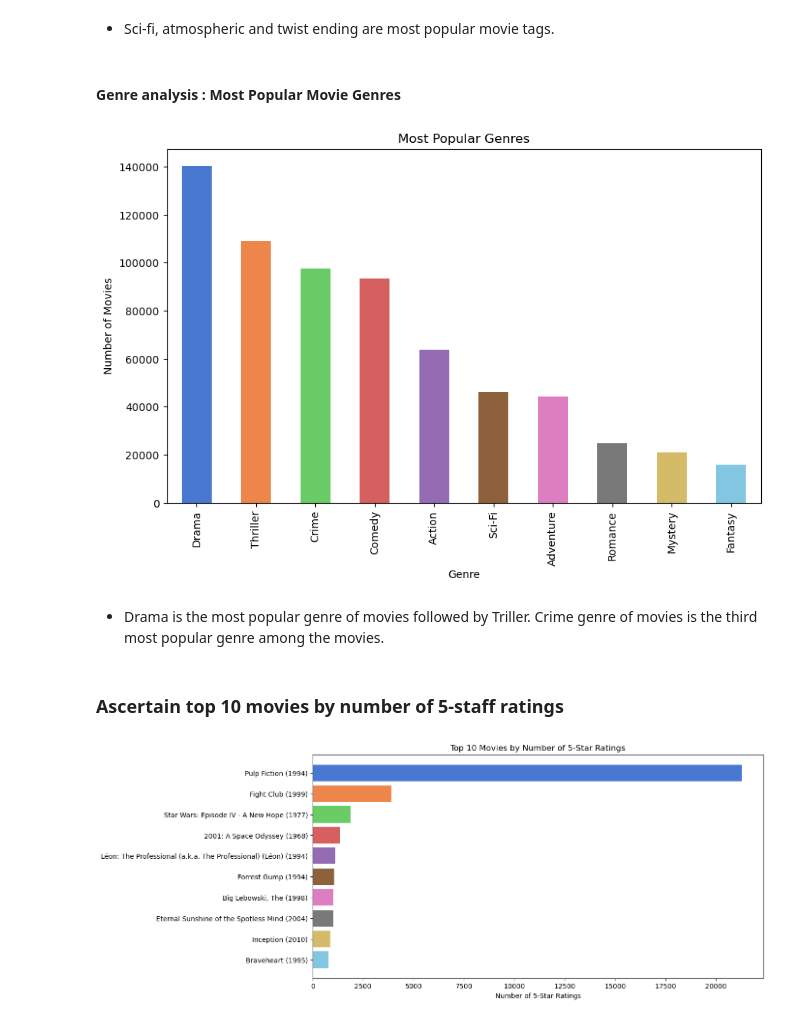
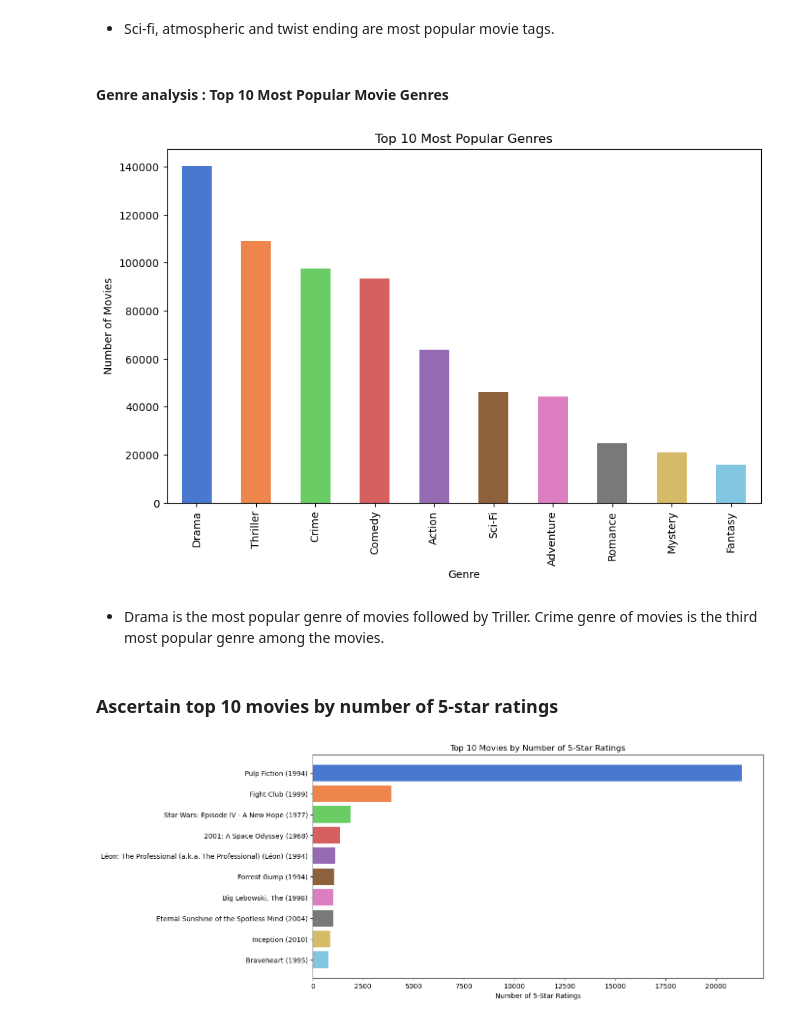
Before and after one commit to gkipkirui1/DSF-PT08P4-Movie_Recommendation-Project_GKC, a Jupyter notebook: Index.ipynb, the cells around one changed output. Cells and saved outputs as stored; diff of their text form; code cells hidden in the pictures.

```diff
--- a/Index.ipynb
+++ b/Index.ipynb
@@ -342,28 +350,28 @@ plt.show()
 # %% [markdown]
 * Sci-fi, atmospheric and twist ending are most popular movie tags.
 # %% [markdown]
-#### Genre analysis : Most Popular Movie Genres
+#### Genre analysis : Top 10 Most Popular Movie Genres
 # %%
 # Splitting genres
 df_final_clean.loc[:, 'genres'] = df_final_clean['genres'].str.split('|')
 most_popular_genres = df_final_clean.explode('genres')['genres'].value_counts().head(10)
 
 # Define colormap
 colors = sns.color_palette("muted", len(most_popular_genres))
 
 # Plotting the most popular genres
 plt.figure(figsize=(10, 6))
 most_popular_genres.plot(kind='bar', color=colors)
 plt.xlabel('Genre')
 plt.ylabel('Number of Movies')
-plt.title('Most Popular Genres')
+plt.title('Top 10 Most Popular Genres')
 plt.show()
 # %% [output]
-[figure, old version]
+[figure, new version]
 # %% [markdown]
 * Drama is the most popular genre of movies followed by Triller. Crime genre of movies is the third most popular genre among the movies.
 # %% [markdown]
-### Ascertain top 10 movies by number of 5-staff ratings
+### Ascertain top 10 movies by number of 5-star ratings
 # %%
 # Filter ratings for score of 5
 high_ratings = df_final_clean[df_final_clean['rating'] == 5.0]
```
Also changed, not shown: parts of 32 cells of this notebook.
